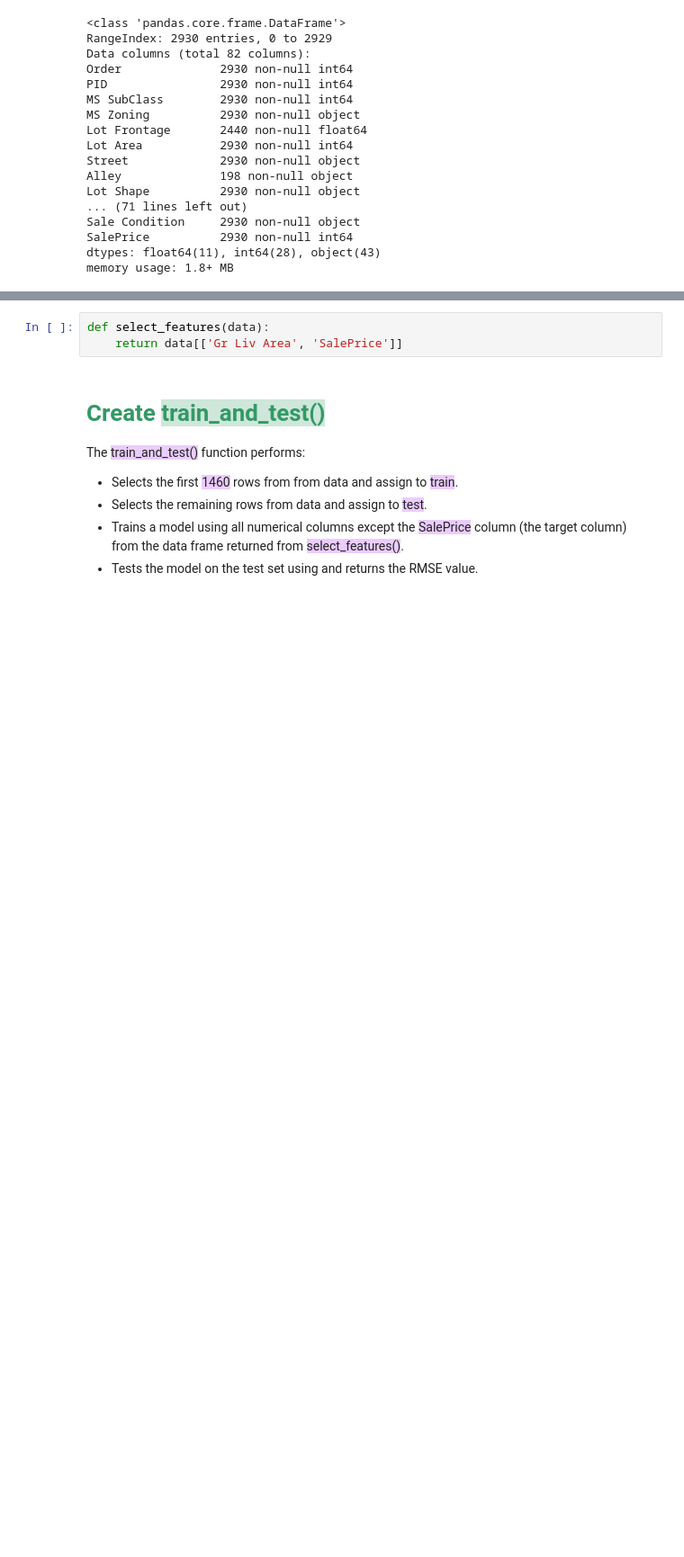
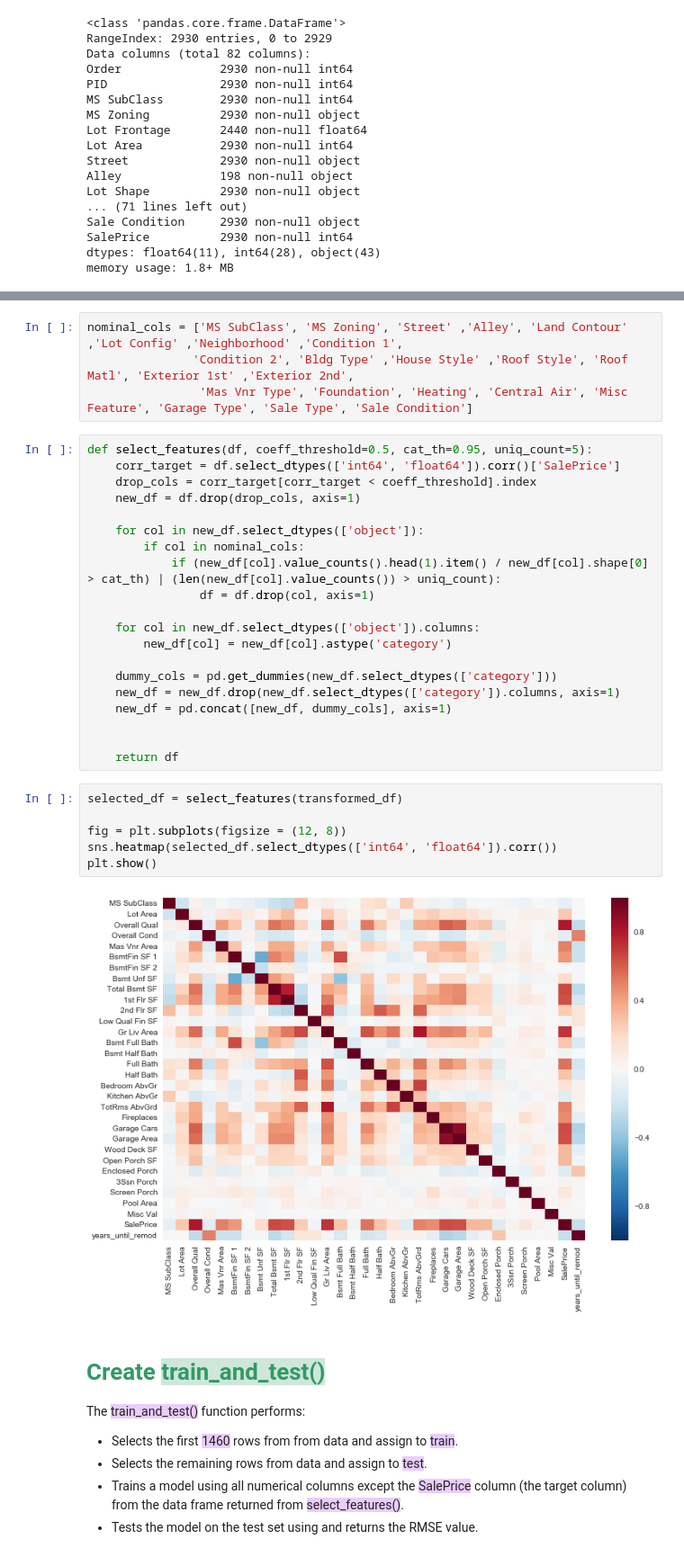
Before and after one commit to quangddt/Projects-on-Dataquest, a Jupyter notebook: Predicting_House_Sale_Prices/Predicting_House_Sale_Prices.ipynb, the cells around one changed output, grey strips where cells are left out. Shown at 90% size. Drawn from its saved outputs; the diff is of its cells as text; blank space fills up the shorter version.

```diff
--- a/Predicting_House_Sale_Prices/Predicting_House_Sale_Prices.ipynb
+++ b/Predicting_House_Sale_Prices/Predicting_House_Sale_Prices.ipynb
@@ -104,6 +121,35 @@ memory usage: 1.6+ MB
-# %%
-def select_features(data):
-    return data[['Gr Liv Area', 'SalePrice']]
+# %%
+nominal_cols = ['MS SubClass', 'MS Zoning', 'Street' ,'Alley', 'Land Contour' ,'Lot Config' ,'Neighborhood' ,'Condition 1',
+               'Condition 2', 'Bldg Type' ,'House Style' ,'Roof Style', 'Roof Matl', 'Exterior 1st' ,'Exterior 2nd',
+                'Mas Vnr Type', 'Foundation', 'Heating', 'Central Air', 'Misc Feature', 'Garage Type', 'Sale Type', 'Sale Condition']
+# %%
+def select_features(df, coeff_threshold=0.5, cat_th=0.95, uniq_count=5):
+    corr_target = df.select_dtypes(['int64', 'float64']).corr()['SalePrice']
+    drop_cols = corr_target[corr_target < coeff_threshold].index
+    new_df = df.drop(drop_cols, axis=1)
+
+    for col in new_df.select_dtypes(['object']):
+        if col in nominal_cols:
+            if (new_df[col].value_counts().head(1).item() / new_df[col].shape[0] > cat_th) | (len(new_df[col].value_counts()) > uniq_count):
+                df = df.drop(col, axis=1)
+
+    for col in new_df.select_dtypes(['object']).columns:
+        new_df[col] = new_df[col].astype('category')
+
+    dummy_cols = pd.get_dummies(new_df.select_dtypes(['category']))
+    new_df = new_df.drop(new_df.select_dtypes(['category']).columns, axis=1)
+    new_df = pd.concat([new_df, dummy_cols], axis=1)
+
+
+    return df
+# %%
+selected_df = select_features(transformed_df)
+
+fig = plt.subplots(figsize = (12, 8))
+sns.heatmap(selected_df.select_dtypes(['int64', 'float64']).corr())
+plt.show()
+# %% [output]
+[figure, added]
 # %% [markdown]
 <h1><span style = "color: rgb(51,153,102)"> Create <span style="background-color: rgba(51,153,102, 0.24)">train_and_test()</span></span></h1>
 
```
Also changed, not shown: parts of 13 cells of this notebook.
